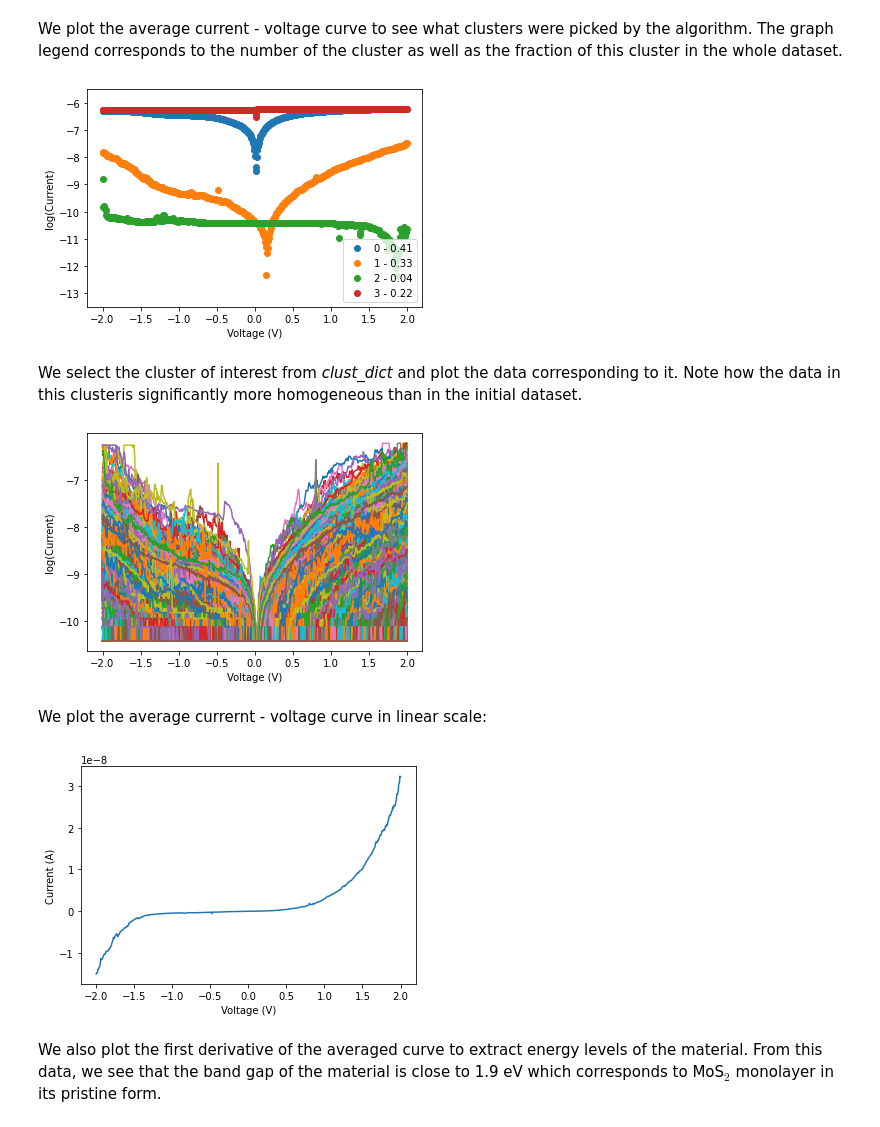
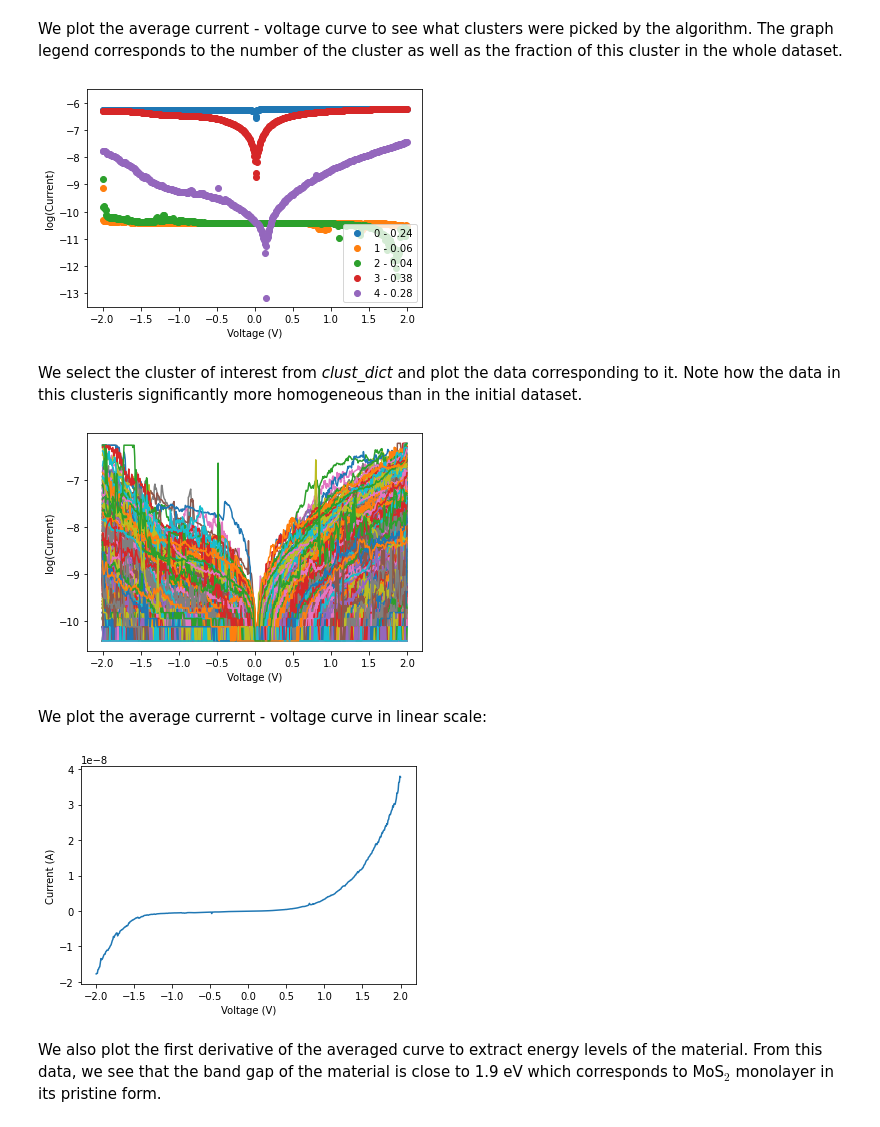
Before and after one commit to cyril-k/C-AFM-clustering, a Jupyter notebook: Clustering_C-AFM.ipynb, the cells around one changed output. Drawn from its saved outputs; the diff is of its cells as text; code cells hidden in the pictures.

```diff
--- a/Clustering_C-AFM.ipynb
+++ b/Clustering_C-AFM.ipynb
@@ -146,7 +147,7 @@ data_to_reduce = deepcopy(current_all.T)
 np.random.shuffle(data_to_reduce)
 
 
-reducer = umap.UMAP(n_epochs = 1000, metric='cosine', n_neighbors=20, n_components=3)
+reducer = umap.UMAP(n_epochs = 1000, init='spectral', metric='cosine', n_neighbors=20, n_components=3)
 scaled_current_up_data = StandardScaler().fit_transform(data_to_reduce)
 
 embedding = reducer.fit_transform(scaled_current_up_data)
@@ -170,7 +171,7 @@ Text(0.5, 0.92, 'UMAP projection')
 We use K-Means clustering algorithm since it performs reasonably well on sparse data, as in contrast to other popular choices like DBSCAN.
 # %%
 wcss = []
-for i in range(1, 20):
+for i in tqdm(range(2, 20)):
     kmeans = KMeans(n_clusters=i, init='k-means++', max_iter=300, n_init=10)
     kmeans.fit(embedding)
     wcss.append(kmeans.inertia_)
@@ -183,7 +184,7 @@ for i in range(1, 20):
 We find the optimal number of clusters with the elbow method:
 # %%
 #Optimal number of clusters
-kneedle = KneeLocator(range(1, 20), wcss, S=1.0, curve="convex", direction="decreasing")
+kneedle = KneeLocator(range(2, 20), wcss, S=1.0, curve="convex", direction="decreasing")
 kneedle.plot_knee()
 
 N_clusters = round(kneedle.elbow, 0)
@@ -237,19 +238,19 @@ plt.ylim([-13.5, -5.5])
 plt.legend(loc = 'lower right')
 plt.show()
 # %% [output]
-[figure, old version]
+[figure, new version]
 # %% [markdown]
 We select the cluster of interest from *clust_dict* and plot the data corresponding to it. Note how the data in this clusteris significantly more homogeneous than in the initial dataset.
 # %%
-COI = 1 #cluster of interest
+COI = 4 #cluster of interest
 #for ramp in clust_dict[COI].T:
 #    plt.plot(voltage, np.log10(np.abs(ramp+1e-12)))
 plt.plot(voltage, np.log10(np.abs(clust_dict[COI])))
 plt.xlabel('Voltage (V)')
 plt.ylabel('log(Current)')
 plt.show()
 # %% [output]
-[figure, old version]
+[figure, new version]
 # %% [markdown]
 We plot the average currernt - voltage curve in linear scale:
 # %%
@@ -259,7 +260,7 @@ plt.xlabel('Voltage (V)')
 plt.ylabel('Current (A)')
 plt.show()
 # %% [output]
-[figure, old version]
+[figure, new version]
 # %% [markdown]
 We also plot the first derivative of the averaged curve to extract energy levels of the material. From this data, we see that the band gap of the material is close to 1.9 eV which corresponds to MoS$_{2}$ monolayer in its pristine form.
 # %%
```
Also changed, not shown: parts of 8 cells of this notebook.
